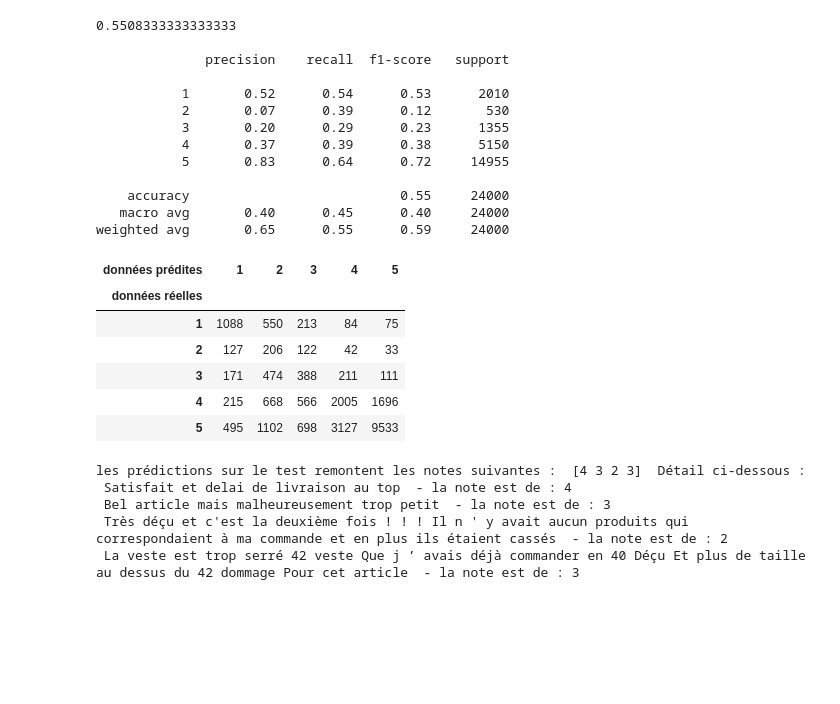
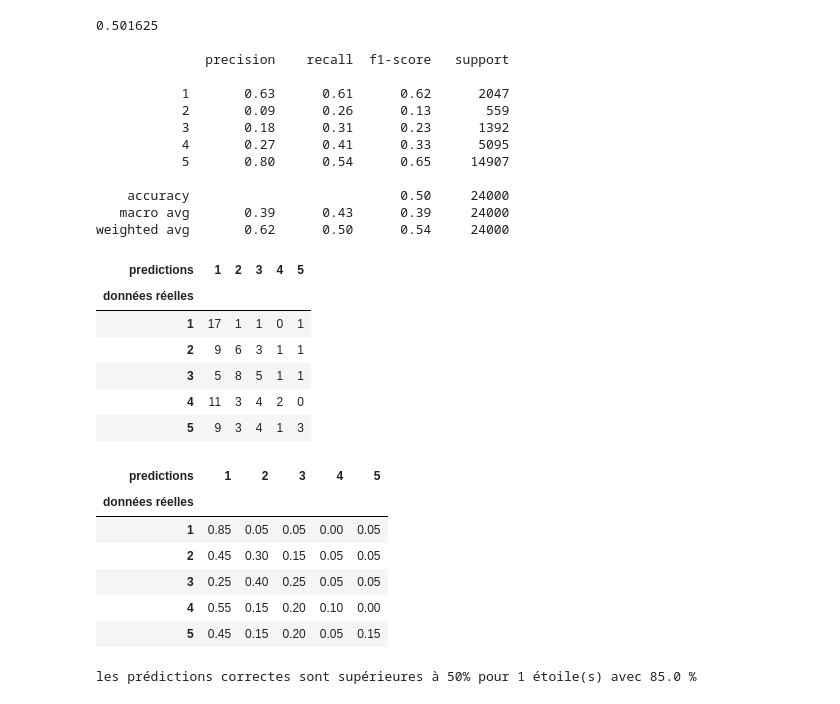
Before and after one commit to lille59350/Statisfaction_Clients, a Jupyter notebook: DataScientest - projet - SatisfactionClients - 3 - RandomForestClassifier.ipynb, the cells around one changed output. Saved outputs shown, nothing was run; the diff lists cells and outputs as text; code cells hidden in the pictures; blank space fills up the shorter version.

Commit message:
chgt je de test et MAJ classifieur
chargement d'un jeu de test trust pilot avec 100 commentaire amazon répartis également entre les 5 notes
MAJ du modèle RandomClassifier avec test

```diff
--- a/DataScientest - projet - SatisfactionClients - 3 - RandomForestClassifier.ipynb
+++ b/DataScientest - projet - SatisfactionClients - 3 - RandomForestClassifier.ipynb
@@ -9,6 +10,7 @@ pd.set_option('display.max_rows', 50)
 pd.set_option('display.max_columns', 100)
 # %%
 df = pd.read_csv('datasets/SatisfactionClients/cdiscount_retraite.csv', index_col=0)
+df_test = pd.read_csv('datasets/SatisfactionClients/amazon_test1.csv', index_col=0)
 df.sample(3)
 # %% [output]
 |  | pays | note | titre | commentaire | Commentaire_filtre | titre_filtre |
@@ -18,6 +20,6 @@ df.sample(3)
 # %%
 # séparation de la variable cible et des variables explicatives
-X = df['titre_filtre']
+X = df['Commentaire_filtre']
 y = df['note']
 # %%
 import seaborn as sns
@@ -95,50 +119,57 @@ les prédictions sur le test remontent les notes suivantes :  [5 3 5 3]  Détail
 # %%
-br2 = BalancedRandomForestClassifier()
+br2 = BalancedRandomForestClassifier(n_estimators=10, max_depth=100)
 br2.fit(X_train, y_train)
 
 y_pred_br2 = br2.predict(X_test)
 
 print(br2.score(X_test, y_test), end='\n\n')
 
 cr_br2 = classification_report(y_test, y_pred_br2)
 print(cr_br2)
 
-# affichage de la matrice de confusion pour voir si les données se sont bien classées
-cm_br2 = pd.crosstab(y_test, y_pred_br2, rownames=['données réelles'], colnames=['données prédites'])
+cm_br2 = pd.crosstab(y_test, y_pred_br2, rownames=['données réelles'], colnames=['predictions'])
 display(cm_br2)
 
-# on peut tester le modèles sur de nouveaux commentaire pour voir la prédictions qui seraits faites
-new_comments = ["Satisfait et delai de livraison au top", "Bel article mais malheureusement trop petit", "Très déçu et c'est la deuxième fois ! ! ! Il n ' y avait aucun produits qui correspondaient à ma commande et en plus ils étaient cassés", "La veste est trop serré 42 veste Que j ’ avais déjà commander en 40 Déçu Et plus de taille au dessus du 42 dommage Pour cet article"]
+# vérification des résultats sur un jeu de test externe (100 commentaires amazon également répartis entre les étoiles)
+df_test_token = vectorizer.transform(df_test['commentaire']).todense()
+y_predict_test = br2.predict(df_test_token)
 
-# on tokenize les commentaires à partir du modèle vectorizer existant
-new_comments_token = vectorizer.transform(new_comments).todense()
+cm_test = pd.crosstab(df_test['note'], y_predict_test, rownames=['données réelles'], colnames=['predictions'])
+display(cm_test)
 
-# on prédit les données à partir à parti du modèle clf et on regarde si c'est cohérent
-y_predict_test_br = br2.predict(new_comments_token)
-print('les prédictions sur le test remontent les notes suivantes : ', y_predict_test_br, ' Détail ci-dessous :\n', new_comments[0], ' - la note est de :', y_predict_test_br[0], '\n', new_comments[1], ' - la note est de :',  y_predict_test_br[1], '\n', new_comments[2], ' - la note est de :',  y_predict_test_br[2], '\n', new_comments[3], ' - la note est de :', y_predict_test_br[3])
+cm_test2 = pd.crosstab(df_test['note'], y_predict_test, rownames=['données réelles'], colnames=['predictions'], normalize=0)
+display(cm_test2)
+
+for i in cm_test2.index:
+    for j in cm_test2.columns :
+        if (i==j and cm_test2.loc[i, j] > 0.5) :
+            print("les prédictions correctes sont supérieures à 50% pour {} étoile(s) avec {} %".format(i, cm_test2.loc[i, j]*100))
 # %% [output]
-0.5508333333333333
+0.501625
 
               precision    recall  f1-score   support
 
-           1       0.52      0.54      0.53      2010
-           2       0.07      0.39      0.12       530
-           3       0.20      0.29      0.23      1355
-           4       0.37      0.39      0.38      5150
-           5       0.83      0.64      0.72     14955
+           1       0.63      0.61      0.62      2047
+           2       0.09      0.26      0.13       559
+           3       0.18      0.31      0.23      1392
+           4       0.27      0.41      0.33      5095
+           5       0.80      0.54      0.65     14907
 
-    accuracy                           0.55     24000
-   macro avg       0.40      0.45      0.40     24000
-weighted avg       0.65      0.55      0.59     24000
+    accuracy                           0.50     24000
+   macro avg       0.39      0.43      0.39     24000
+weighted avg       0.62      0.50      0.54     24000
-| données prédites | 1 | 2 | 3 | 4 | 5 |
+| predictions | 1 | 2 | 3 | 4 | 5 |
 | données réelles |  |  |  |  |  |
-| 1 | 1088 | 550 | 213 | 84 | 75 |
-| 2 | 127 | 206 | 122 | 42 | 33 |
-| 3 | 171 | 474 | 388 | 211 | 111 |
-| 4 | 215 | 668 | 566 | 2005 | 1696 |
-| 5 | 495 | 1102 | 698 | 3127 | 9533 |
+| 1 | 17 | 1 | 1 | 0 | 1 |
+| 2 | 9 | 6 | 3 | 1 | 1 |
+| 3 | 5 | 8 | 5 | 1 | 1 |
+| 4 | 11 | 3 | 4 | 2 | 0 |
+| 5 | 9 | 3 | 4 | 1 | 3 |
+| predictions | 1 | 2 | 3 | 4 | 5 |
+| données réelles |  |  |  |  |  |
+| 1 | 0.85 | 0.05 | 0.05 | 0.00 | 0.05 |
+| 2 | 0.45 | 0.30 | 0.15 | 0.05 | 0.05 |
+| 3 | 0.25 | 0.40 | 0.25 | 0.05 | 0.05 |
+| 4 | 0.55 | 0.15 | 0.20 | 0.10 | 0.00 |
+| 5 | 0.45 | 0.15 | 0.20 | 0.05 | 0.15 |
-les prédictions sur le test remontent les notes suivantes :  [4 3 2 3]  Détail ci-dessous :
- Satisfait et delai de livraison au top  - la note est de : 4
- Bel article mais malheureusement trop petit  - la note est de : 3
- Très déçu et c'est la deuxième fois ! ! ! Il n ' y avait aucun produits qui correspondaient à ma commande et en plus ils étaient cassés  - la note est de : 2
- La veste est trop serré 42 veste Que j ’ avais déjà commander en 40 Déçu Et plus de taille au dessus du 42 dommage Pour cet article  - la note est de : 3
+les prédictions correctes sont supérieures à 50% pour 1 étoile(s) avec 85.0 %
```
Also changed, not shown: parts of 15 cells of this notebook, 1 other file.
